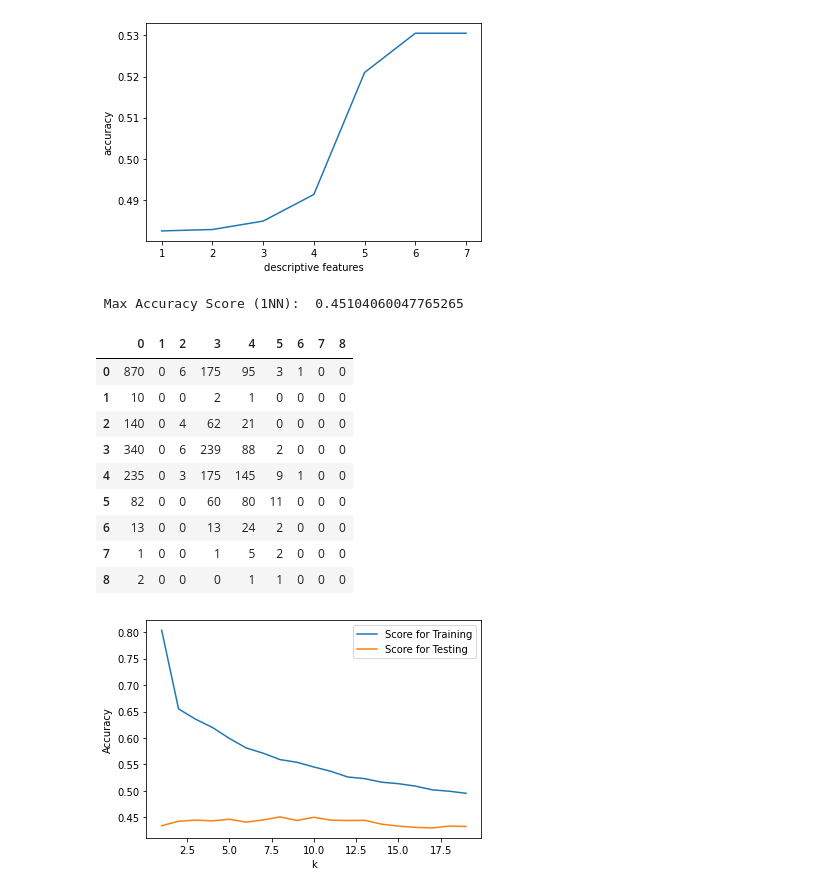
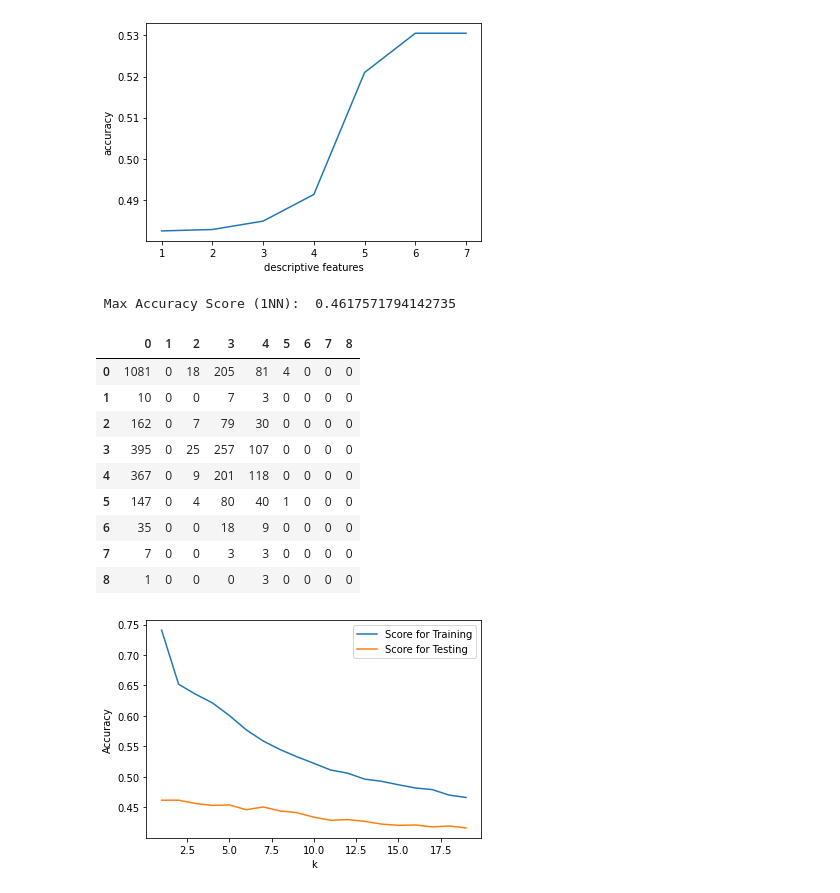
Before and after one commit to saiT1108/DS_project, a Jupyter notebook: main.ipynb, the cells around one changed output. Drawn from its saved outputs; the diff is of its cells as text; code cells hidden in the pictures.

```diff
--- a/main.ipynb
+++ b/main.ipynb
@@ -323,42 +323,42 @@ sns.lineplot(data=accuracy_metric, x='descriptive features', y='accuracy')
 <AxesSubplot: xlabel='descriptive features', ylabel='accuracy'>
 [figure]
 # %%
-cont_cols = ['HARM_TOTAL', 'TOR_F_SCALE', 'TOR_AREA', 'CZ_NAME']
+cont_cols = ['HARM_TOTAL', 'TOR_F_SCALE', 'CZ_NAME', 'STATE']
 cont_df = df_hur[cont_cols]
-X_train, X_test, Y_train, Y_test = train_test_split(cont_df, df_hur['DAMAGE_PROPERTY'], test_size=0.25, random_state=64)
+X_train, X_test, Y_train, Y_test = train_test_split(cont_df, df_hur['DAMAGE_PROPERTY'], test_size=0.3, random_state=64)
 resultsKNN = pd.DataFrame(columns=['KNN', 'Score for Training', 'Score for Testing'])
 max_accuracy = 0
 
 for knnCount in range (1,20):
     nn_clf = KNeighborsClassifier(n_neighbors=knnCount)
     nn_clf.fit(X_train, Y_train)
     y_train_pred = nn_clf.predict(X_train)
     y_pred = nn_clf.predict(X_test)
 
     scoreTrain = accuracy_score(Y_train, y_train_pred)
     scoreTest = accuracy_score(Y_test, y_pred)
 
     if(scoreTest > max_accuracy):
         max_accuracy = scoreTest
 
     resultsKNN.loc[knnCount] = [knnCount, scoreTrain, scoreTest]
 
 resultsKNN.pop('KNN')
 ax = resultsKNN.plot()
 ax.set(xlabel='k', ylabel='Accuracy')
 print(" Max Accuracy Score (1NN): ", max_accuracy)
 cm = pd.DataFrame(confusion_matrix(Y_test, y_pred))
 cm
 # %% [output]
- Max Accuracy Score (1NN):  0.45104060047765265
+ Max Accuracy Score (1NN):  0.4617571794142735
 |  | 0 | 1 | 2 | 3 | 4 | 5 | 6 | 7 | 8 |
-| 0 | 870 | 0 | 6 | 175 | 95 | 3 | 1 | 0 | 0 |
-| 1 | 10 | 0 | 0 | 2 | 1 | 0 | 0 | 0 | 0 |
-| 2 | 140 | 0 | 4 | 62 | 21 | 0 | 0 | 0 | 0 |
-| 3 | 340 | 0 | 6 | 239 | 88 | 2 | 0 | 0 | 0 |
-| 4 | 235 | 0 | 3 | 175 | 145 | 9 | 1 | 0 | 0 |
-| 5 | 82 | 0 | 0 | 60 | 80 | 11 | 0 | 0 | 0 |
-| 6 | 13 | 0 | 0 | 13 | 24 | 2 | 0 | 0 | 0 |
-| 7 | 1 | 0 | 0 | 1 | 5 | 2 | 0 | 0 | 0 |
-| 8 | 2 | 0 | 0 | 0 | 1 | 1 | 0 | 0 | 0 |
+| 0 | 1081 | 0 | 18 | 205 | 81 | 4 | 0 | 0 | 0 |
+| 1 | 10 | 0 | 0 | 7 | 3 | 0 | 0 | 0 | 0 |
+| 2 | 162 | 0 | 7 | 79 | 30 | 0 | 0 | 0 | 0 |
+| 3 | 395 | 0 | 25 | 257 | 107 | 0 | 0 | 0 | 0 |
+| 4 | 367 | 0 | 9 | 201 | 118 | 0 | 0 | 0 | 0 |
+| 5 | 147 | 0 | 4 | 80 | 40 | 1 | 0 | 0 | 0 |
+| 6 | 35 | 0 | 0 | 18 | 9 | 0 | 0 | 0 | 0 |
+| 7 | 7 | 0 | 0 | 3 | 3 | 0 | 0 | 0 | 0 |
+| 8 | 1 | 0 | 0 | 0 | 3 | 0 | 0 | 0 | 0 |
-[figure, old version]
+[figure, new version]
```
Also changed, not shown: parts of 3 cells of this notebook.
